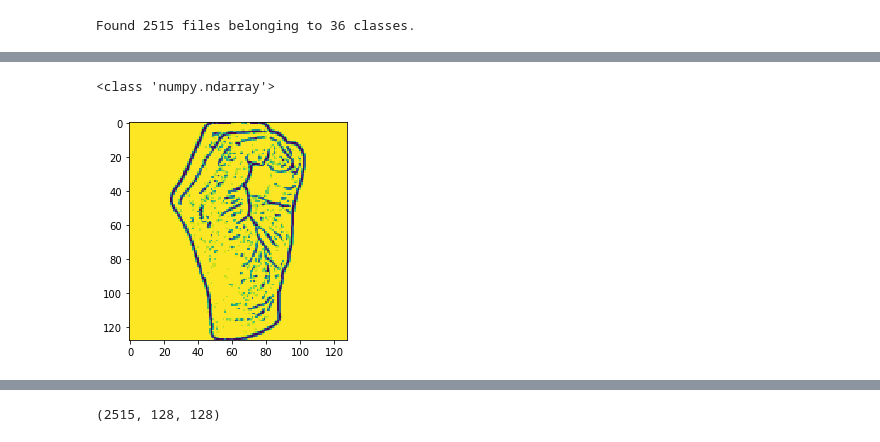
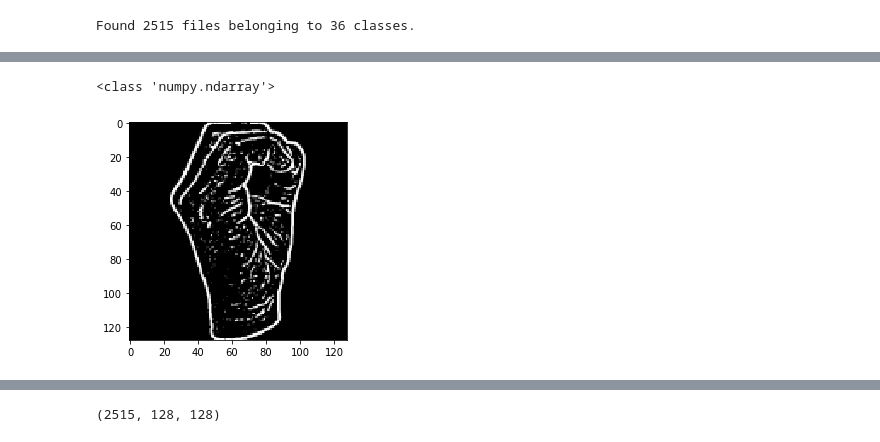
Before and after one commit to Hridey79/Sign_Language_Translator, a Jupyter notebook: CNN.ipynb, the cells around one changed output, grey strips where cells are left out. Cells and saved outputs as stored; diff of their text form; code cells hidden in the pictures.

```diff
--- a/CNN.ipynb
+++ b/CNN.ipynb
@@ -61,11 +61,11 @@ def func(path):
 # %%
 arr=func('./asl_dataset/0/hand5_0_dif_seg_2_cropped.jpeg')
 print(type(arr))
-plt.imshow(arr, interpolation='nearest')
+plt.imshow(arr, interpolation='nearest',cmap='Greys')
 plt.show()
 # %% [output]
 <class 'numpy.ndarray'>
-[figure, old version]
+[figure, new version]
 # %%
 def img_preprocess(path):
     for class_name in class_names:
```
Also changed, not shown: parts of 6 cells of this notebook, 5 other files.
